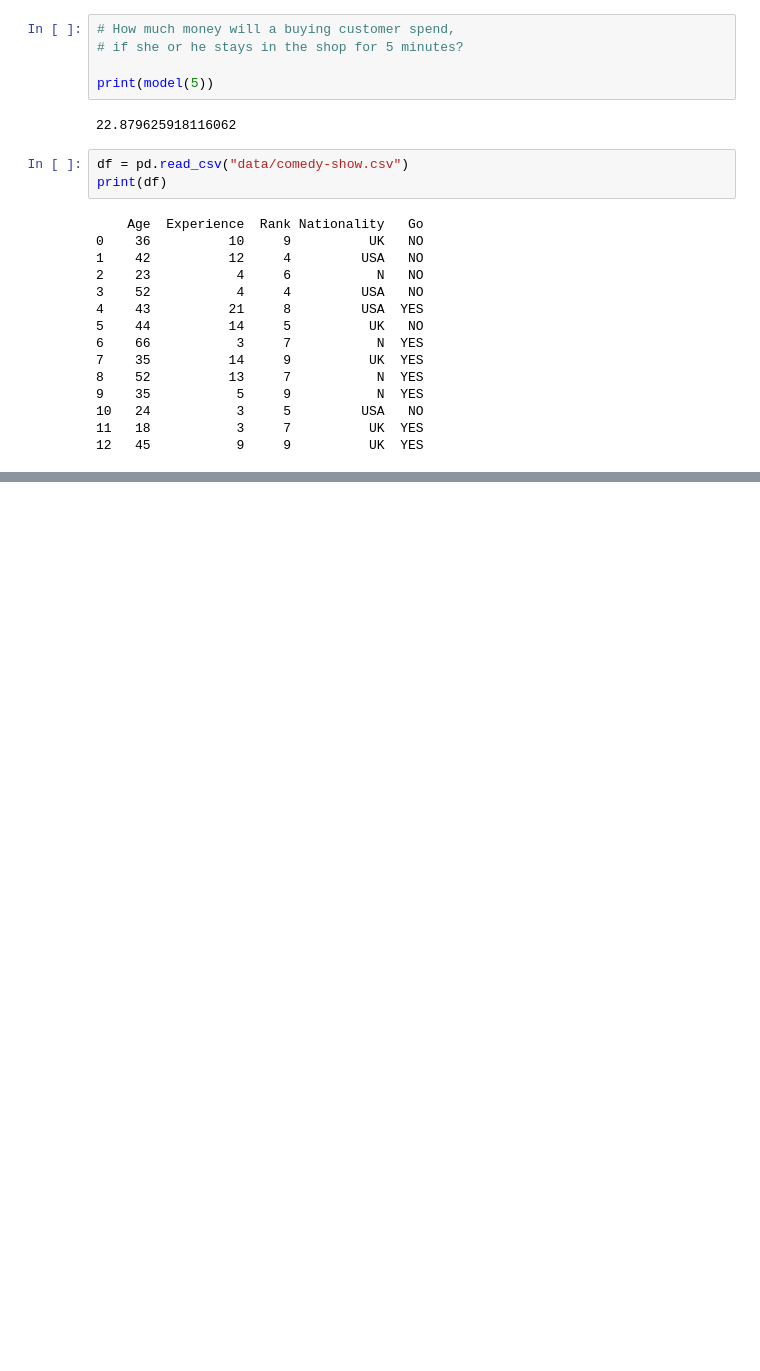
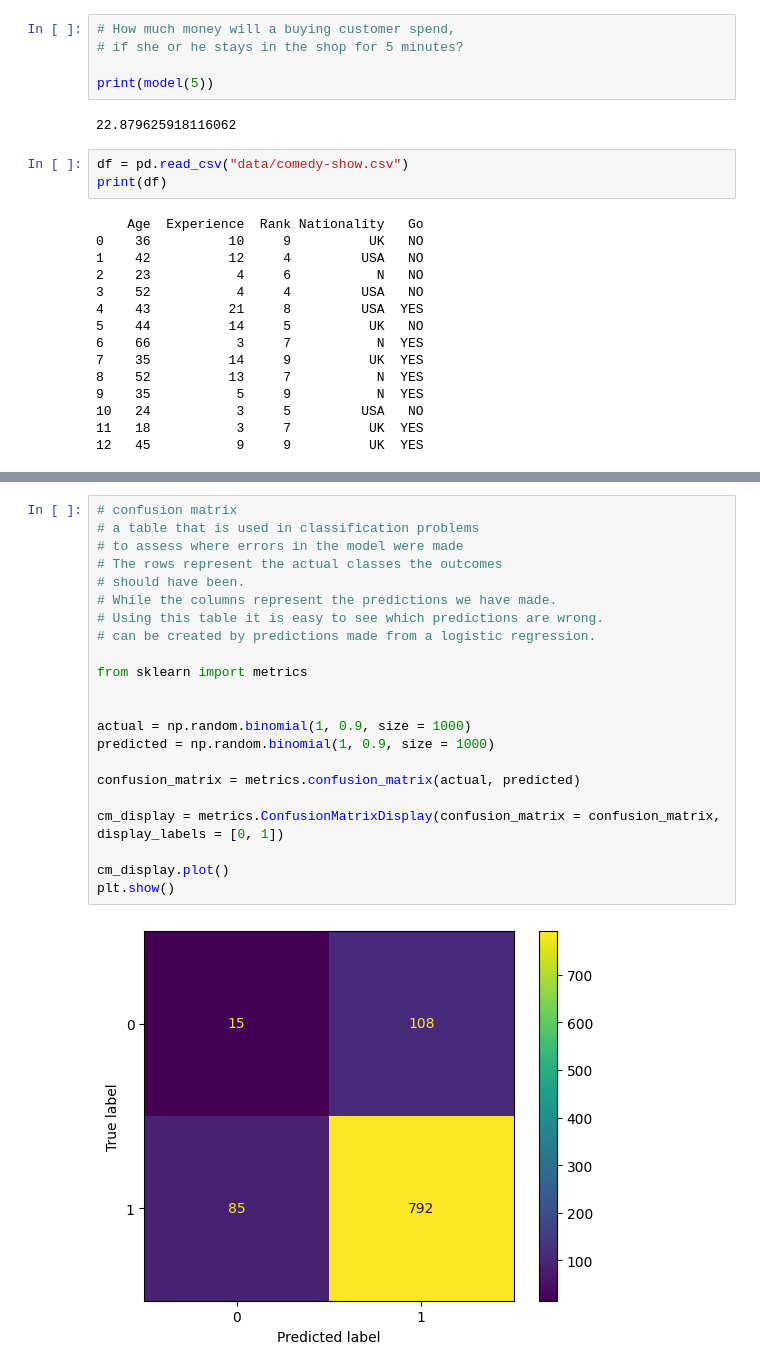
Before and after one commit to kofi-teddy/fluent-python, a Jupyter notebook: ml-notes.ipynb, the cells around one changed output, grey strips where cells are left out. Saved outputs shown, nothing was run; the diff lists cells and outputs as text; blank space fills up the shorter version.

```diff
--- a/ml-notes.ipynb
+++ b/ml-notes.ipynb
@@ -486,0 +617,24 @@ print(df)
+# %%
+# confusion matrix
+# a table that is used in classification problems
+# to assess where errors in the model were made
+# The rows represent the actual classes the outcomes
+# should have been.
+# While the columns represent the predictions we have made.
+# Using this table it is easy to see which predictions are wrong.
+# can be created by predictions made from a logistic regression.
+
+from sklearn import metrics
+
+
+actual = np.random.binomial(1, 0.9, size = 1000)
+predicted = np.random.binomial(1, 0.9, size = 1000)
+
+confusion_matrix = metrics.confusion_matrix(actual, predicted)
+
+cm_display = metrics.ConfusionMatrixDisplay(confusion_matrix = confusion_matrix, display_labels = [0, 1])
+
+cm_display.plot()
+plt.show()
+# %% [output]
+[figure, added]
```
Also changed, not shown: parts of 14 cells of this notebook, 1 other file.
